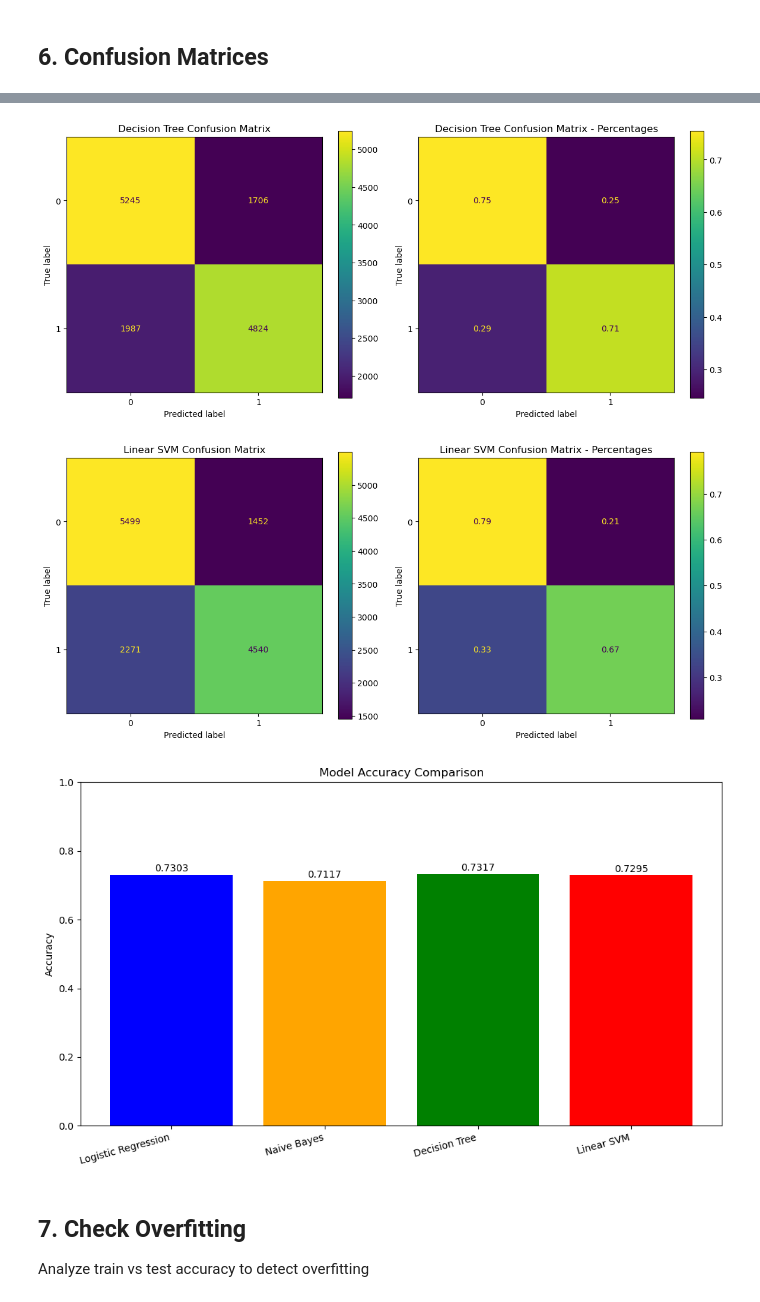
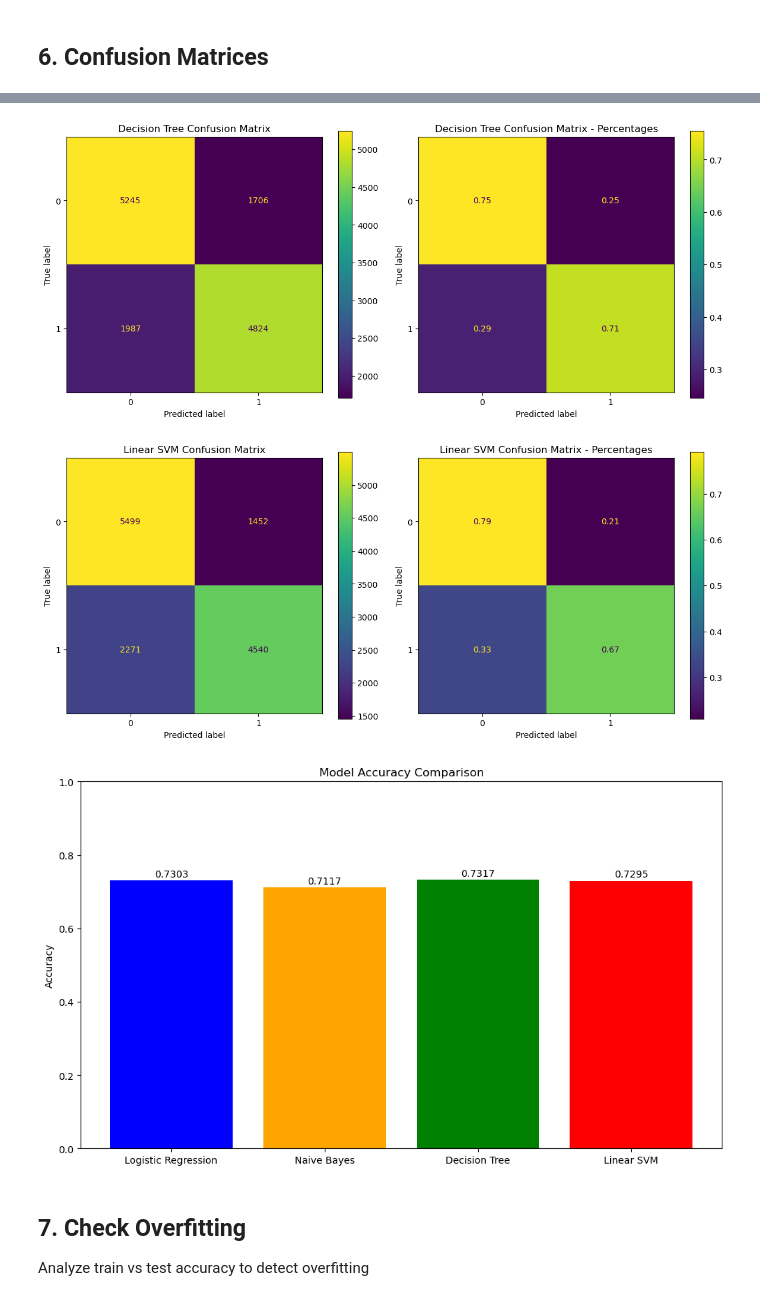
Before and after one commit to IAA-PL4G3/cardiovascular-disease, a Jupyter notebook: main.ipynb, the cells around one changed output, grey strips where cells are left out. Cells and saved outputs as stored; diff of their text form; code cells hidden in the pictures.

```diff
--- a/main.ipynb
+++ b/main.ipynb
@@ -163,39 +163,49 @@ Best Model (by F1-Score): Decision Tree (0.7232)
 # %% [markdown]
 ## 6. Confusion Matrices
 # %%
+os.makedirs('output/plots/confusion_matrices', exist_ok=True)
+
 for model_name, model in models.items():
     predictions = model.predict(X_test)
     cm = confusion_matrix(y_test, predictions)
     fig, axes = plt.subplots(1, 2, figsize=(12, 5))
     disp = ConfusionMatrixDisplay(confusion_matrix=cm, display_labels=model.classes_)
     disp.plot(ax=axes[0])
     axes[0].set_title(f"{model_name} Confusion Matrix")
     cm_perc = confusion_matrix(y_test, predictions, normalize="true")
     disp_perc = ConfusionMatrixDisplay(confusion_matrix=cm_perc, display_labels=model.classes_)
     disp_perc.plot(ax=axes[1])
     axes[1].set_title(f"{model_name} Confusion Matrix - Percentages")
     plt.tight_layout()
+
+    # Save the confusion matrix plot
+    filename = f"output/plots/confusion_matrices/{model_name.replace(' ', '_').lower()}_confusion_matrix.png"
+    plt.savefig(filename, dpi=300, bbox_inches='tight')
     plt.show()
 
 # model comparison plot
 model_names = list(models.keys())
 accuracies = [results[m]['accuracy'] for m in model_names]
 plt.figure(figsize=(10, 6))
 plt.bar(model_names, accuracies, color=['blue', 'orange', 'green', 'red'])
 plt.ylim(0, 1)
 plt.ylabel("Accuracy")
 plt.title("Model Accuracy Comparison")
 for i, acc in enumerate(accuracies):
     plt.text(i, acc + 0.01, f"{acc:.4f}", ha='center')
-plt.xticks(rotation=15, ha='right')
+plt.xticks(rotation=0, ha='center')
+plt.axhline(y=0, color='black', linewidth=0.8)
 plt.tight_layout()
+
+# Save the accuracy comparison plot
+plt.savefig('output/plots/01_model_accuracy_comparison.png', dpi=300, bbox_inches='tight')
 plt.show()
 # %% [output]
 [figure]
 [figure]
 [figure]
 [figure]
-[figure, old version]
+[figure, new version]
 # %% [markdown]
 ## 7. Check Overfitting
 
```
Also changed, not shown: parts of 5 cells of this notebook, 1 other file.
